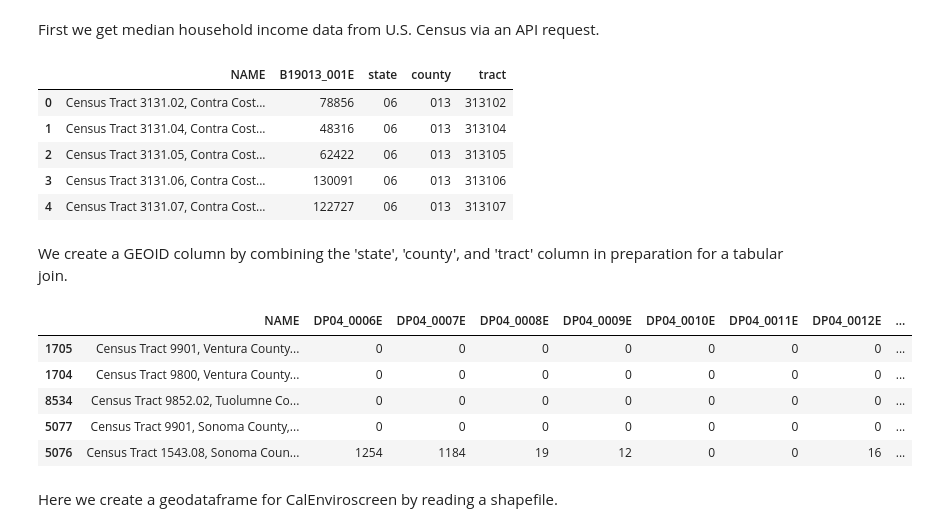
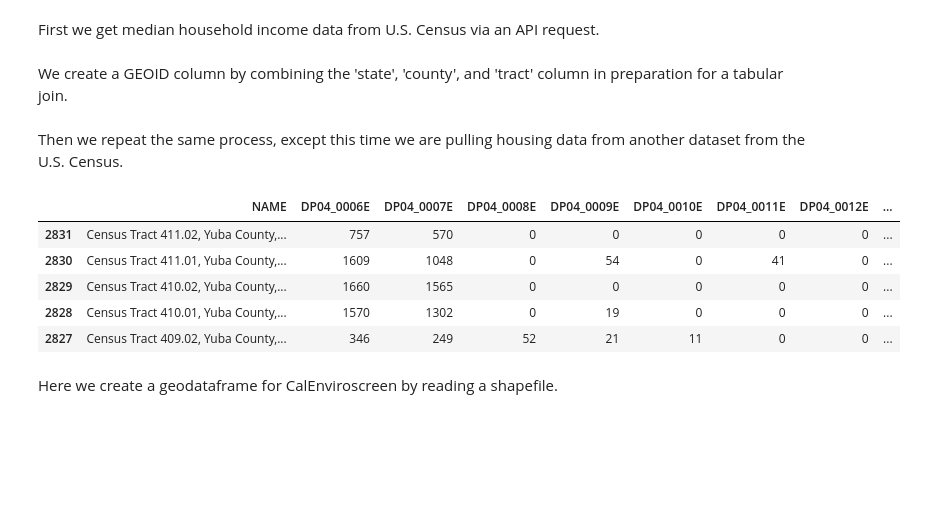
Before and after one commit to opheliasin/ev-charger-sales, a Jupyter notebook: Question 1.ipynb, the cells around one changed output. Saved outputs shown, nothing was run; the diff lists cells and outputs as text; code cells hidden in the pictures; blank space fills up the shorter version.

```diff
--- a/Question 1.ipynb
+++ b/Question 1.ipynb
@@ -21,19 +15,12 @@ import requests, json
 First we get median household income data from U.S. Census via an API request.
 # %%
 #have to make a different request bc this variable isn't in the "profiles" subsection
-rs2 = "https://api.census.gov/data/2020/acs/acs5?get=NAME,B19013_001E&for=tract:*&in=state:06"
+rs2 = "https://api.census.gov/data/2020/acs/acs5?get=NAME,B19013_001E,B25064_001E&for=tract:*&in=state:06"
 r2 = requests.get(rs2)
 d2=json.loads(r2.text)
-IncomeDf = pd.DataFrame(d2[1:], columns = d2[0])
+IncomeRentDf = pd.DataFrame(d2[1:], columns = d2[0])
 # %%
-IncomeDf.head()
+IncomeRentDf.rename(columns = {'B19013_001E': 'Income', 'B25064_001E': 'Rent'}, inplace= True)
-# %% [output]
-|  | NAME | B19013_001E | state | county | tract |
-| 0 | Census Tract 3131.02, Contra Cost... | 78856 | 06 | 013 | 313102 |
-| 1 | Census Tract 3131.04, Contra Cost... | 48316 | 06 | 013 | 313104 |
-| 2 | Census Tract 3131.05, Contra Cost... | 62422 | 06 | 013 | 313105 |
-| 3 | Census Tract 3131.06, Contra Cost... | 130091 | 06 | 013 | 313106 |
-| 4 | Census Tract 3131.07, Contra Cost... | 122727 | 06 | 013 | 313107 |
 # %% [markdown]
 We create a GEOID column by combining the 'state', 'county', and 'tract' column in preparation for a tabular join.
 # %%
@@ -41,18 +28,34 @@ We create a GEOID column by combining the 'state', 'county', and 'tract' column
 columns = ['tract', 'county', 'state']
 for i in columns:
     #unitsHousingDf[i] = unitsHousingDf[i].astype(str)
-    IncomeDf[i] = IncomeDf[i].astype(str)
+    IncomeRentDf[i] = IncomeRentDf[i].astype(str)
 #unitsHousingDf['GEOID'] = unitsHousingDf['state'] + unitsHousingDf['county'] + unitsHousingDf['tract']
 #unitsHousingDf['GEOID'] = unitsHousingDf['GEOID'].astype(int)
-IncomeDf['GEOID'] = IncomeDf['state'] + IncomeDf['county'] + IncomeDf['tract']
-IncomeDf['GEOID'] = IncomeDf['GEOID'].astype(int)
+IncomeRentDf['GEOID'] = IncomeRentDf['state'] + IncomeRentDf['county'] + IncomeRentDf['tract']
+IncomeRentDf['GEOID'] = IncomeRentDf['GEOID'].astype(int)
+# %% [markdown]
+Then we repeat the same process, except this time we are pulling housing data from another dataset from the U.S. Census.
+# %%
+requestString = "https://api.census.gov/data/2020/acs/acs5/profile?get=NAME,DP04_0006E,DP04_0007E,DP04_0008E,DP04_0009E,DP04_0010E,DP04_0011E,DP04_0012E,DP04_0013E&for=tract:*&in=state:06"
+r = requests.get(requestString)
+d=json.loads(r.text)
+HousingDf = pd.DataFrame(d[1:], columns = d[0])
+
+columns = ['tract', 'county', 'state']
+for i in columns:
+    #unitsHousingDf[i] = unitsHousingDf[i].astype(str)
+    HousingDf[i] = HousingDf[i].astype(str)
+#unitsHousingDf['GEOID'] = unitsHousingDf['state'] + unitsHousingDf['county'] + unitsHousingDf['tract']
+#unitsHousingDf['GEOID'] = unitsHousingDf['GEOID'].astype(int)
+HousingDf['GEOID'] = HousingDf['state'] + HousingDf['county'] + HousingDf['tract']
+HousingDf['GEOID'] = HousingDf['GEOID'].astype(int)
 # %%
-#unitsHousingDf.sort_values(by = 'GEOID', ascending = False).head()
+HousingDf.sort_values(by = 'GEOID', ascending = False).head()
 # %% [output]
 |  | NAME | DP04_0006E | DP04_0007E | DP04_0008E | DP04_0009E | DP04_0010E | DP04_0011E | DP04_0012E | ... |
-| 1705 | Census Tract 9901, Ventura County... | 0 | 0 | 0 | 0 | 0 | 0 | 0 | ... |
-| 1704 | Census Tract 9800, Ventura County... | 0 | 0 | 0 | 0 | 0 | 0 | 0 | ... |
-| 8534 | Census Tract 9852.02, Tuolumne Co... | 0 | 0 | 0 | 0 | 0 | 0 | 0 | ... |
-| 5077 | Census Tract 9901, Sonoma County,... | 0 | 0 | 0 | 0 | 0 | 0 | 0 | ... |
-| 5076 | Census Tract 1543.08, Sonoma Coun... | 1254 | 1184 | 19 | 12 | 0 | 0 | 16 | ... |
+| 2831 | Census Tract 411.02, Yuba County,... | 757 | 570 | 0 | 0 | 0 | 0 | 0 | ... |
+| 2830 | Census Tract 411.01, Yuba County,... | 1609 | 1048 | 0 | 54 | 0 | 41 | 0 | ... |
+| 2829 | Census Tract 410.02, Yuba County,... | 1660 | 1565 | 0 | 0 | 0 | 0 | 0 | ... |
+| 2828 | Census Tract 410.01, Yuba County,... | 1570 | 1302 | 0 | 19 | 0 | 0 | 0 | ... |
+| 2827 | Census Tract 409.02, Yuba County,... | 346 | 249 | 52 | 21 | 11 | 0 | 0 | ... |
 # %%
```
Also changed, not shown: parts of 20 cells of this notebook.
